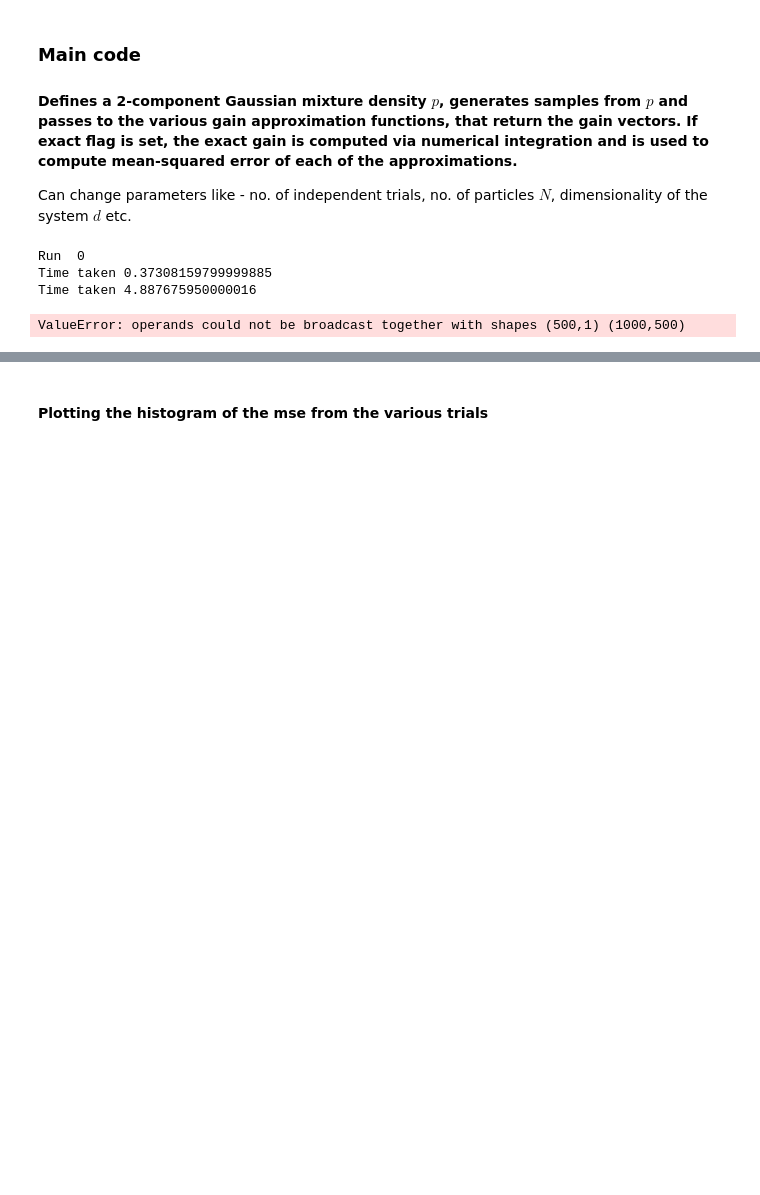
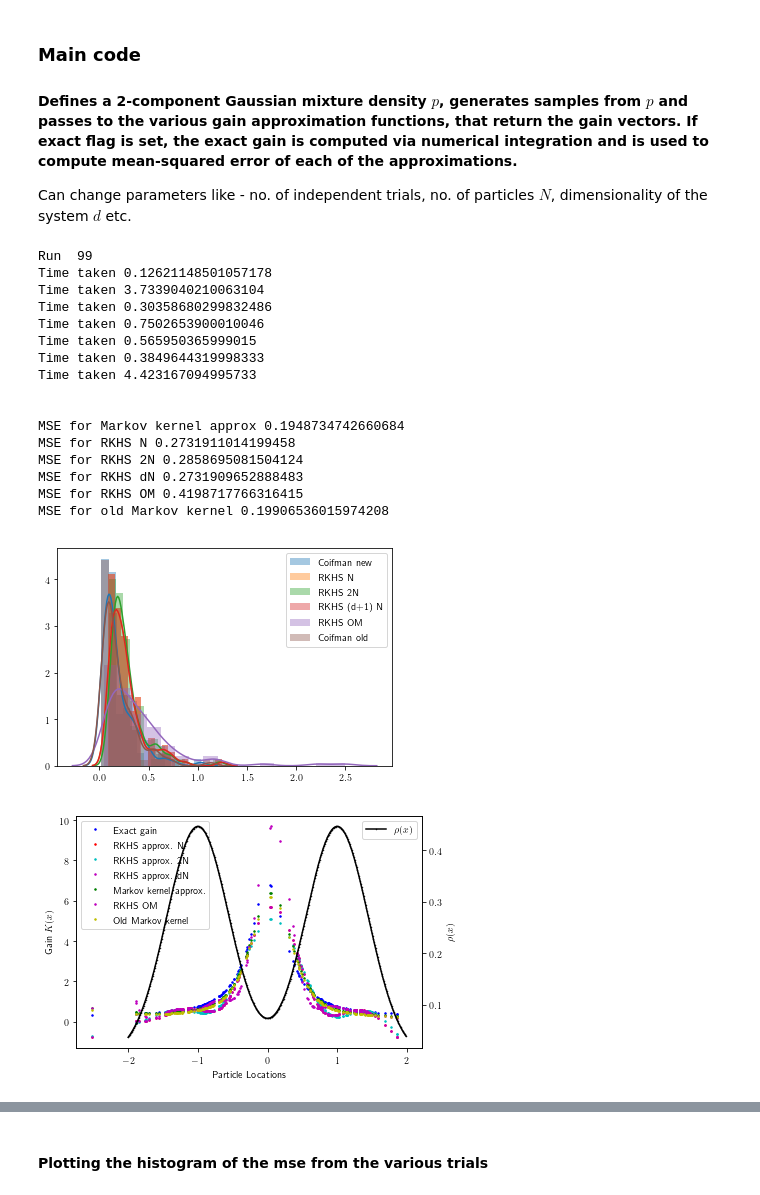
Before and after one commit to a4anandr/FPF-code, a Jupyter notebook: Python Code/FPF_main.ipynb, the cells around one changed output, grey strips where cells are left out. Saved outputs shown, nothing was run; the diff lists cells and outputs as text; code cells hidden in the pictures; blank space fills up the shorter version.

Commit message:
Updating the notebook, now scalar and multidimension works fine for rkhs, rkhs_dN, rkhs_om, coif and coif_old

```diff
--- a/Python Code/FPF_main.ipynb
+++ b/Python Code/FPF_main.ipynb
@@ -207,5 +207,3 @@ def gain_rkhs_dN(Xi, C, epsilon, Lambda, diag = 1):
     print('Time taken' , end - start)
 
     return K
-# %%
-K_rkhs_2N = gain_rkhs_2N(Xi, C, eps_rkhs_2N, Lambda_rkhs_2N, diag = 0)
@@ -214,2 +209,0 @@ Time taken 4.514889735999532
-# %%
-K_rkhs_dN = gain_rkhs_dN(Xi, C, eps_rkhs_dN, Lambda_rkhs_dN, diag =0 )
@@ -350,7 +336,7 @@ Based on the Markov semigroup approximation method in https://arxiv.org/pdf/1902
 9.Calculate $s_{ij} = \frac{1}{2\epsilon} \text{T}_{ij} (r_j - \sum_{k=1}^N \text{T}_{ik} r_k)$
 10.Calulate $\text{K}_i  = \sum_j s_{ij} X^j$
 # %%
-def gain_coif(Xi, C, epsilon, Phi, diag = 0):
+def gain_coif(Xi, C, epsilon, Phi, No_iterations = 50000, diag = 0):
     start = timer()
 
     N,dim = Xi.shape
@@ -362,7 +348,6 @@ def gain_coif(Xi, C, epsilon, Phi, diag = 0):
     sum_term = np.zeros((N,dim))
     max_diff = 1
 
-    No_iterations = 50000
     iterations = 1
 
     g = np.exp(- squareform(pdist(Xi,'euclidean'))**2/ (4 * epsilon))
@@ -374,7 +359,7 @@ def gain_coif(Xi, C, epsilon, Phi, diag = 0):
     pi = np.divide(d, np.sum(d))
     C_hat = np.dot(pi, C)
 
-    while((max_diff > 1e-2) & ( iterations < No_iterations )):
+    while((max_diff > 0) & ( iterations < No_iterations )):
         Phi_new = np.matmul(T,Phi) + (epsilon * np.concatenate(C - C_hat)).transpose()
         max_diff = max(Phi_new - Phi) - min(Phi_new - Phi)
         Phi  = Phi_new
@@ -398,7 +383,7 @@ def gain_coif(Xi, C, epsilon, Phi, diag = 0):
 # %% [markdown]
 Slightly older version of Markov kernel approximation - from https://ieeexplore.ieee.org/stamp/stamp.jsp?tp=&arnumber=7799105
 # %%
-def gain_coif_old(Xi, C, epsilon, Phi, diag = 0):
+def gain_coif_old(Xi, C, epsilon, Phi, No_iterations =50000, diag = 0):
     start = timer()
 
     N,dim = Xi.shape
@@ -410,7 +395,6 @@ def gain_coif_old(Xi, C, epsilon, Phi, diag = 0):
     sum_term = np.zeros((N,dim))
     max_diff = 1
 
-    No_iterations = 50000
     iterations = 1
 
     g = np.exp(- squareform(pdist(Xi,'euclidean'))**2/ (4 * epsilon))
@@ -420,7 +404,7 @@ def gain_coif_old(Xi, C, epsilon, Phi, diag = 0):
         d[i] = np.sum(k[i,:])
         T[i,:] = np.divide(k[i,:], np.sum(k[i,:]))
 
-    while((max_diff > 1e-2) & ( iterations < No_iterations )):
+    while((max_diff > 0) & ( iterations < No_iterations )):
         Phi_new = np.matmul(T,Phi) + (epsilon * np.concatenate(C)).transpose()
         max_diff = max(Phi_new - Phi) - min(Phi_new - Phi)
         Phi  = Phi_new
@@ -507,24 +496,22 @@ if __name__ == '__main__':
 
     ## Flags to be set to choose which methods to compare
     exact  = 1      # Computes the exact gain and plots
-    coif   = 0      # Computes gain using Coifman kernel method
-    rkhs_N = 0      # Computes gain using subspace of RKHS
+    coif   = 1      # Computes gain using Coifman kernel method
+    rkhs_N = 1      # Computes gain using subspace of RKHS
     rkhs_2N= 1      # Computes optimal gain using RKHS
     rkhs_dN= 1      # Computes optimal gain using RKHS for any arbitrary dimension d
-    om     = 0      # Computes gain using RKHS enforcing constant gain constraint
+    om     = 1      # Computes gain using RKHS enforcing constant gain constraint
     memory = 0      # Computes gain using RKHS with a memory parameter for previous gain
     om_mem = 0      # Computes gain using const gain approx and a memory parameter for previous gain
 
-    coif_old = 0   # Computes old implementation of Coifman kernel approx.
+    coif_old = 1   # Computes old implementation of Coifman kernel approx.
     const  = 0      # Computes the constant gain approximation
-    kalman = 0      # Runs Kalman Filter for comparison
-    sis    = 0      # Runs Sequential Importance Sampling Particle Filter
 
     # Run parameters
-    No_runs = 1
+    No_runs = 100
 
     # FPF parameters - No. of particles
-    N = 500
+    N = 200
 
     # System parameters
     x = Symbol('x')
@@ -574,27 +561,28 @@ if __name__ == '__main__':
         if coif ==1:
             eps_coif = 0.1
             Phi = np.zeros(N)
-            K_coif = gain_coif(Xi, C, eps_coif, Phi, diag = 0)
+            No_iterations = 1000
+            K_coif = gain_coif(Xi, C, eps_coif, Phi, No_iterations, diag = 0)
             if exact == 1:
                 mse_coif[run] = mean_squared_error(K_exact, K_coif, p)
 
         if rkhs_N == 1:
-            eps_rkhs_N = 0.1
-            Lambda_rkhs_N = 1e-3
+            eps_rkhs_N = 0.2
+            Lambda_rkhs_N = 1e-2
             K_rkhs_N = gain_rkhs_N(Xi, C, eps_rkhs_N, Lambda_rkhs_N, diag = 0)
             if exact == 1:
                 mse_rkhs_N[run] = mean_squared_error(K_exact, K_rkhs_N, p)
 
         if rkhs_2N == 1:
-            eps_rkhs_2N = 0.1
-            Lambda_rkhs_2N = 1e-3
+            eps_rkhs_2N = 0.2
+            Lambda_rkhs_2N = 1e-2
             K_rkhs_2N = gain_rkhs_2N(Xi, C, eps_rkhs_2N, Lambda_rkhs_2N, diag = 0)
             if exact == 1:
                 mse_rkhs_2N[run] = mean_squared_error(K_exact, K_rkhs_2N, p)
 
         if rkhs_dN == 1:
-            eps_rkhs_dN = 0.1
-            Lambda_rkhs_dN = 1e-3
+            eps_rkhs_dN = 0.2
+            Lambda_rkhs_dN = 1e-2
             K_rkhs_dN = gain_rkhs_dN(Xi, C, eps_rkhs_dN, Lambda_rkhs_dN, diag = 0)
             if exact == 1:
                 mse_rkhs_dN[run] = mean_squared_error(K_exact, K_rkhs_dN, p)
@@ -602,62 +590,86 @@ if __name__ == '__main__':
         if om == 1:
             eps_om = 0.1
             Lambda_om = 1e-3
-            K_om = gain_rkhs_om(Xi, C, eps_om, Lambda_om, diag = 0)
+            K_om = gain_rkhs_om(Xi, C, eps_om, Lambda_om,  diag = 0)
             if exact == 1:
                 mse_om[run] = mean_squared_error(K_exact, K_om, p)
 
         if coif_old == 1:
             eps_coif_old = 0.1
+            No_iterations = 1000
             Phi = np.zeros(N)
-            K_coif_old = gain_coif_old(Xi, C, eps_coif, Phi, diag = 0)
+            K_coif_old = gain_coif_old(Xi, C, eps_coif, Phi, No_iterations, diag = 0)
             if exact == 1:
                 mse_coif_old[run] = mean_squared_error(K_exact, K_coif_old, p)
 
     print('\n')
+    plt.figure()
     if exact == 1 & coif == 1:
         print('MSE for Markov kernel approx', np.mean(mse_coif))
+        sns.distplot(mse_coif,label='Coifman new')
     if exact == 1 & rkhs_N == 1:
         print('MSE for RKHS N', np.mean(mse_rkhs_N))
+        sns.distplot(mse_rkhs_N, label = 'RKHS N')
     if exact == 1 & rkhs_2N == 1:
         print('MSE for RKHS 2N', np.mean(mse_rkhs_2N))
+        sns.distplot(mse_rkhs_2N, label = 'RKHS 2N')
     if exact == 1 & rkhs_dN == 1:
         print('MSE for RKHS dN', np.mean(mse_rkhs_dN))
+        sns.distplot(mse_rkhs_dN, label = 'RKHS (d+1) N')
     if exact == 1 & om == 1:
         print('MSE for RKHS OM', np.mean(mse_om))
+        sns.distplot(mse_om, label = 'RKHS OM')
     if exact == 1 & coif_old == 1:
         print('MSE for old Markov kernel', np.mean(mse_coif_old))
+        sns.distplot(mse_coif_old, label = 'Coifman old')
+    plt.legend()
+    plt.show()
 
     ### Displaying the plots
     marker_size  = 3
     plt.rc('text', usetex=True)
     fig,ax1 = plt.subplots()
     if exact == 1:
         ax1.plot(Xi, K_exact, 'b.', markersize = marker_size, label ='Exact gain')
         # ax1.plot(Xi, K_num_int, 'k^', markersize = marker_size, label ='Num int. gain')
     if rkhs_N == 1:
         ax1.plot(Xi, K_rkhs_N, 'r.', markersize = marker_size, label = 'RKHS approx. N')
     if rkhs_2N == 1:
         ax1.plot(Xi, K_rkhs_2N, 'c.', markersize = marker_size, label = 'RKHS approx. 2N')
     if rkhs_dN == 1:
         ax1.plot(Xi, K_rkhs_dN, 'm.', markersize = marker_size, label = 'RKHS approx. dN')
     if coif == 1:
         ax1.plot(Xi, K_coif, 'g.', markersize = marker_size, label ='Markov kernel approx.')
     if om == 1:
         ax1.plot(Xi, K_om, 'm.', markersize = marker_size, label = 'RKHS OM')
     if coif_old == 1:
         ax1.plot(Xi, K_coif_old, 'y.', markersize = marker_size, label ='Old Markov kernel')
     ax2 =ax1.twinx()
     ax2.plot(np.arange(-2,2,0.01), p_vec(np.arange(-2,2,0.01)),'k.-', markersize =1, label = r'$\rho(x)$')
     ax2.set_ylabel(r'$\rho(x)$')
     ax2.legend(loc=1)
     ax1.set_xlabel('Particle Locations')
     ax1.set_ylabel('Gain $K(x)$')
     ax1.legend()
     plt.xticks(rotation = 45)
     plt.tight_layout()
     plt.show()
 # %% [output]
-Run  0
-Time taken 0.37308159799999885
-Time taken 4.887675950000016
+Run  99
+Time taken 0.12621148501057178
+Time taken 3.7339040210063104
+Time taken 0.30358680299832486
+Time taken 0.7502653900010046
+Time taken 0.565950365999015
+Time taken 0.3849644319998333
+Time taken 4.423167094995733
+
+
+MSE for Markov kernel approx 0.1948734742660684
+MSE for RKHS N 0.2731911014199458
+MSE for RKHS 2N 0.2858695081504124
+MSE for RKHS dN 0.2731909652888483
+MSE for RKHS OM 0.4198717766316415
+MSE for old Markov kernel 0.19906536015974208
-ValueError: operands could not be broadcast together with shapes (500,1) (1000,500)
+[figure, added]
+[figure, added]
```
Also changed, not shown: parts of 14 cells of this notebook.
